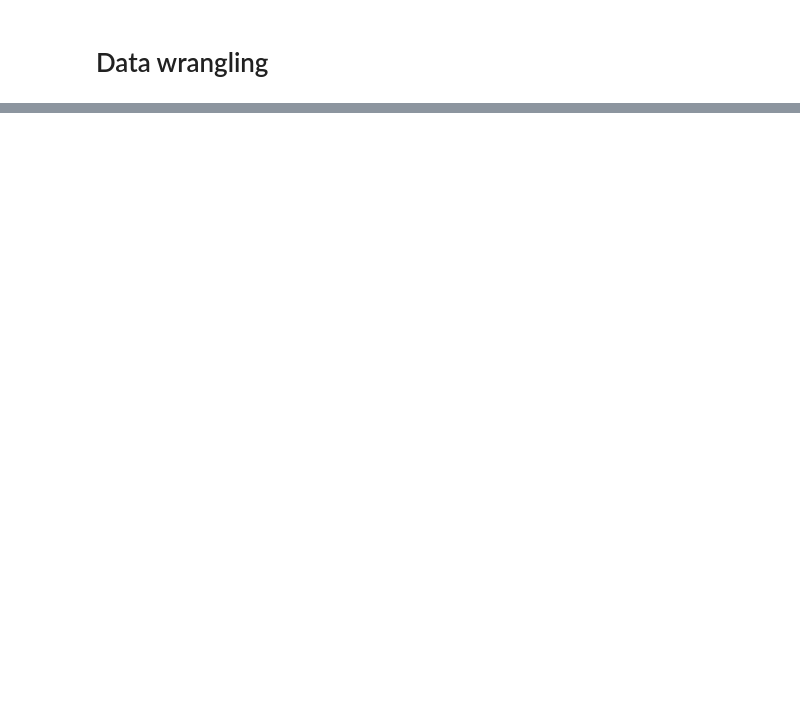
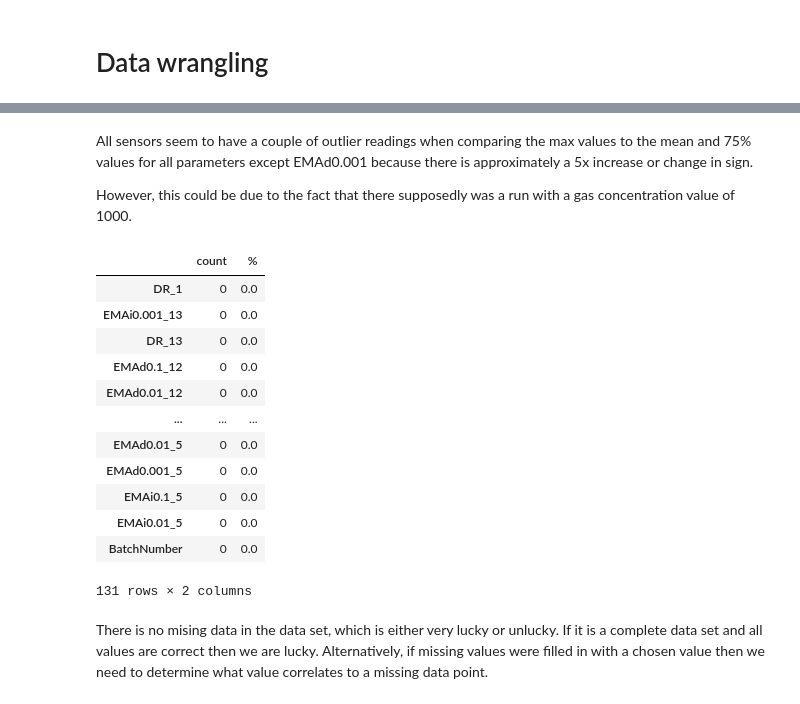
Before and after one commit to scosam/SpringBoard, a Jupyter notebook: Capstone Project 2/notebooks/Capstone2Project.ipynb, the cells around one changed output, grey strips where cells are left out. Drawn from its saved outputs; the diff is of its cells as text; code cells hidden in the pictures; blank space fills up the shorter version.

```diff
--- a/Capstone Project 2/notebooks/Capstone2Project.ipynb
+++ b/Capstone Project 2/notebooks/Capstone2Project.ipynb
@@ -51,0 +111,25 @@ for rd_file in raw_files_list:
+# %% [markdown]
+All sensors seem to have a couple of outlier readings when comparing the max values to the mean and 75% values for all parameters except EMAd0.001 because there is approximately a 5x increase or change in sign.
+
+However, this could be due to the fact that there supposedly was a run with a gas concentration value of 1000.
+# %%
+pd.set_option('display.max_rows', 20)
+missing = pd.concat([f_data.isnull().sum(), 100 * f_data.isnull().mean()], axis=1)
+missing.columns=['count','%']
+missing.sort_values(by='count', ascending=False)
+# %% [output]
+|  | count | % |
+| DR_1 | 0 | 0.0 |
+| EMAi0.001_13 | 0 | 0.0 |
+| DR_13 | 0 | 0.0 |
+| EMAd0.1_12 | 0 | 0.0 |
+| EMAd0.01_12 | 0 | 0.0 |
+| ... | ... | ... |
+| EMAd0.01_5 | 0 | 0.0 |
+| EMAd0.001_5 | 0 | 0.0 |
+| EMAi0.1_5 | 0 | 0.0 |
+| EMAi0.01_5 | 0 | 0.0 |
+| BatchNumber | 0 | 0.0 |
+131 rows × 2 columns
+# %% [markdown]
+There is no mising data in the data set, which is either very lucky or unlucky. If it is a complete data set and all values are correct then we are lucky. Alternatively, if missing values were filled in with a chosen value then we need to determine what value correlates to a missing data point.
```
Also changed, not shown: parts of 18 cells of this notebook.
